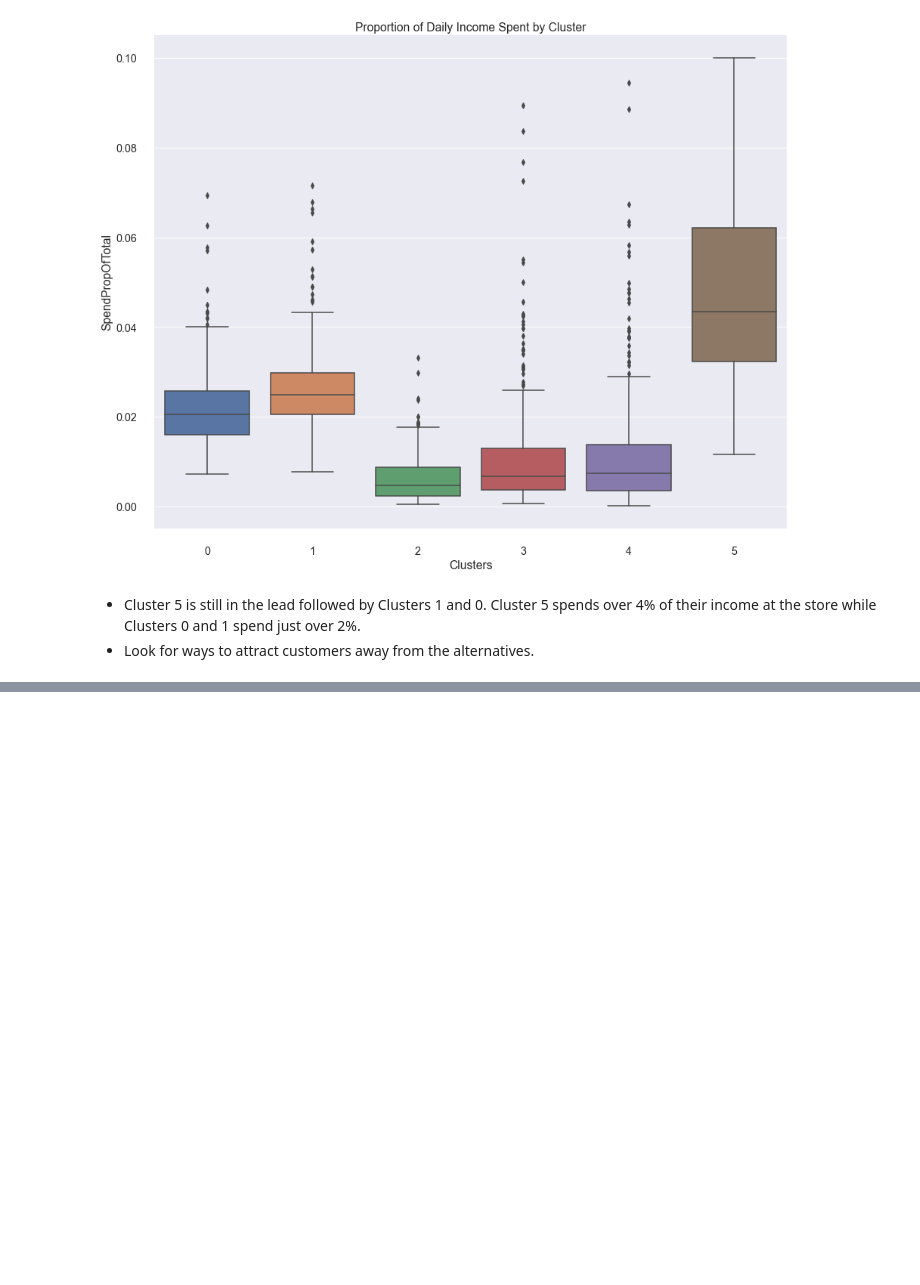
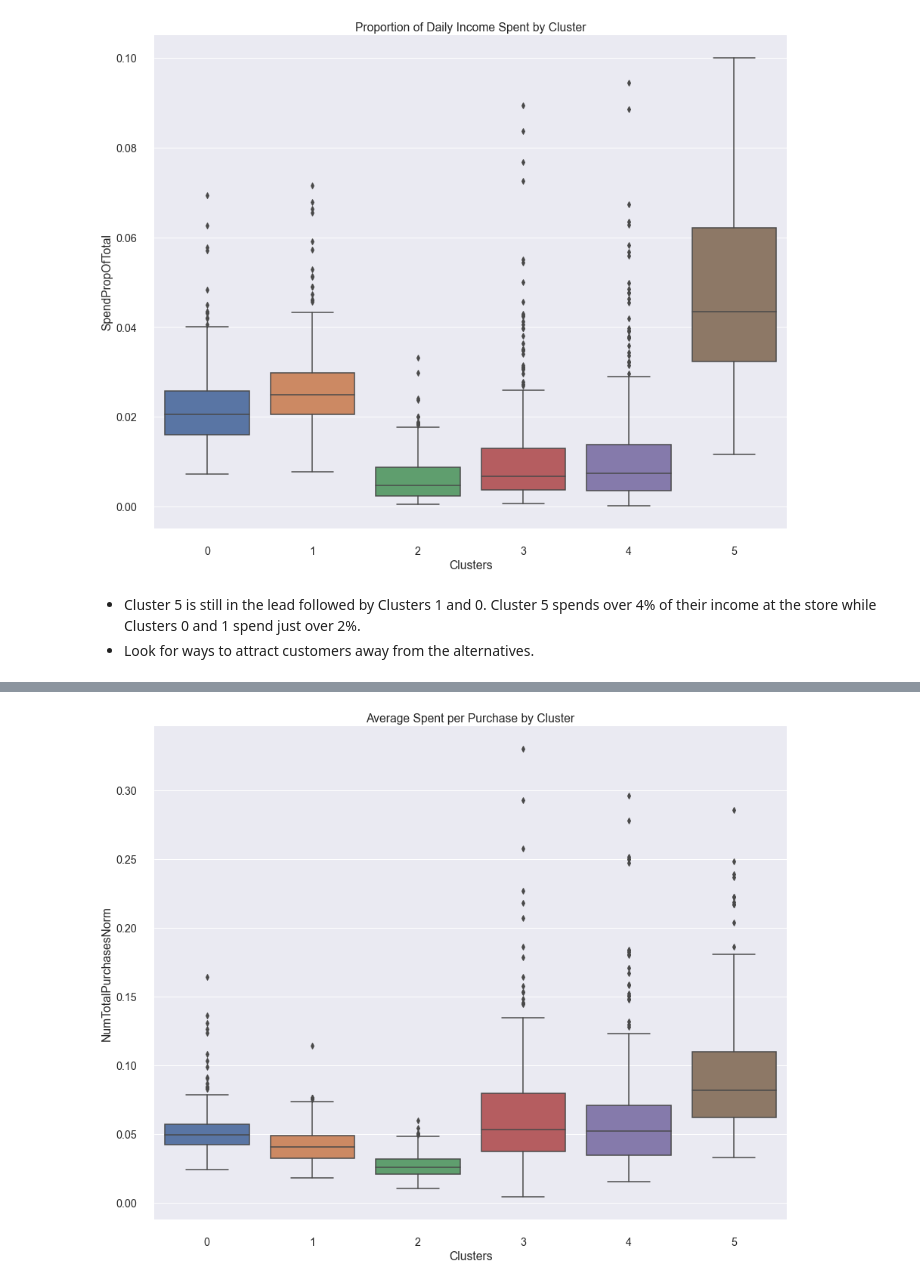
Before and after one commit to dapopov-st/store-customer-segmentation, a Jupyter notebook: 002_Segmentation_and_Takeaways.ipynb, the cells around one changed output, grey strips where cells are left out. Saved outputs shown, nothing was run; the diff lists cells and outputs as text; code cells hidden in the pictures; blank space fills up the shorter version.

```diff
--- a/002_Segmentation_and_Takeaways.ipynb
+++ b/002_Segmentation_and_Takeaways.ipynb
@@ -1023,0 +1046,14 @@ plt.savefig('./figures/prop_of_total.png')
+# %%
+df['NumTotalPurchasesNorm']=df['NumTotalPurchases']/df['Len_Customer']
+# %%
+plt.figure(figsize=(15, 12))
+
+sns.boxplot(x="Clusters", y="NumTotalPurchasesNorm",
+            data=df)
+sns.despine(offset=10, trim=True)
+
+plt.title("Average Spent per Purchase by Cluster")
+
+plt.savefig('./figures/avg_per_purchase.png')
+# %% [output]
+[figure, added]
```
Also changed, not shown: parts of 7 cells of this notebook, 1 other file.
